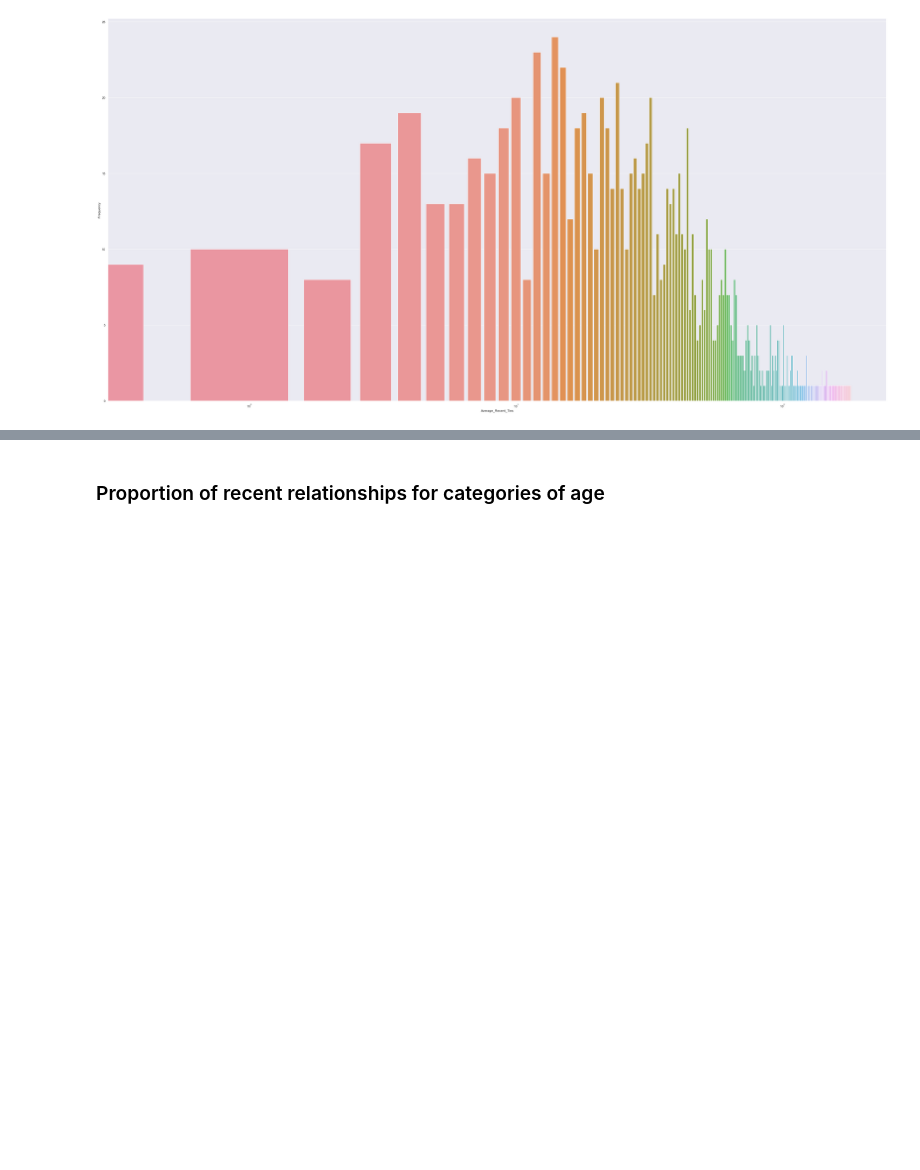
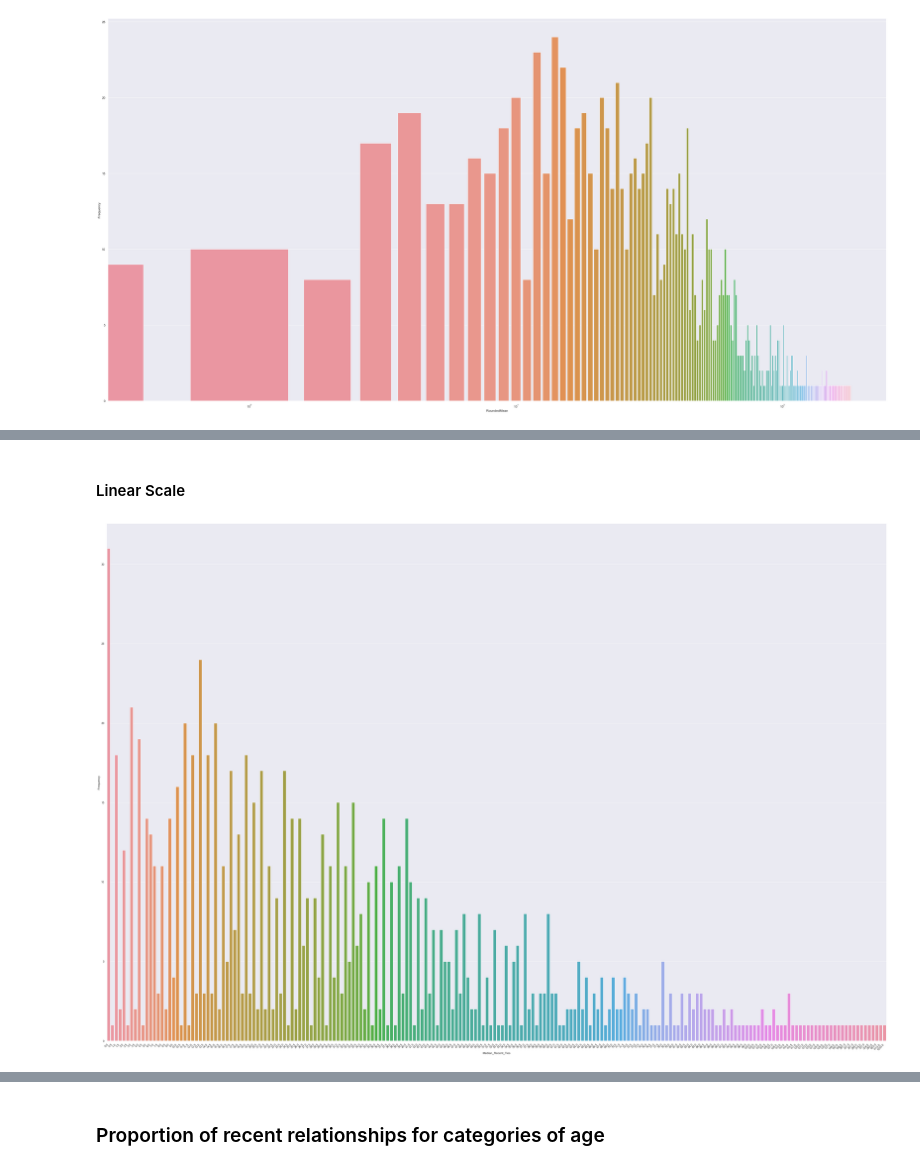
Before and after one commit to HyperionSuperNova/Algopol, a Jupyter notebook: Notebooks/Notebook_link_dynamics.ipynb, the cells around one changed output, grey strips where cells are left out. Drawn from its saved outputs; the diff is of its cells as text; code cells hidden in the pictures; blank space fills up the shorter version.

Commit message:
Added new plot

```diff
--- a/Notebooks/Notebook_link_dynamics.ipynb
+++ b/Notebooks/Notebook_link_dynamics.ipynb
@@ -29,3 +26,0 @@ This notebook will try to analyze recently created links (less than one year) ba
-# %%
-from link_dynamics_func import *
-sns.set()
@@ -32,3 +29,10 @@ sns.set()
+# %%
+import sys
+sys.path.insert(0, '../Scripts/')
+from link_dynamics import *
+alters_count = load_alters_count()
+sociocat = load_egos_sociocat()
+altercount_sociocat = sociocat_altercount_merged(alters_count, sociocat)
 # %%
 recent_freq_percDF = recent_alters_freq_perc_df('../sample_data_recent_alter_csv/csv')
 # %% [markdown]
@@ -51,0 +75,3 @@ g = g.set(xscale='log')
+# %%
+median_alters_per_ego = median_alters_distribution(alters_count)
+median_alters_per_ego
@@ -51,0 +92,7 @@ g = g.set(xscale='log')
+# %% [markdown]
+#### Linear Scale
+# %%
+g = sns.catplot(x="Median_Recent_Ties", y="Frequency",data=median_alters_per_ego, kind="bar", height=30, aspect=30/20)
+g = g.set_xticklabels(g.ax.get_xticklabels(), rotation=45, ha="right")
+# %% [output]
+[figure, added]
```
Also changed, not shown: parts of 34 cells of this notebook.
